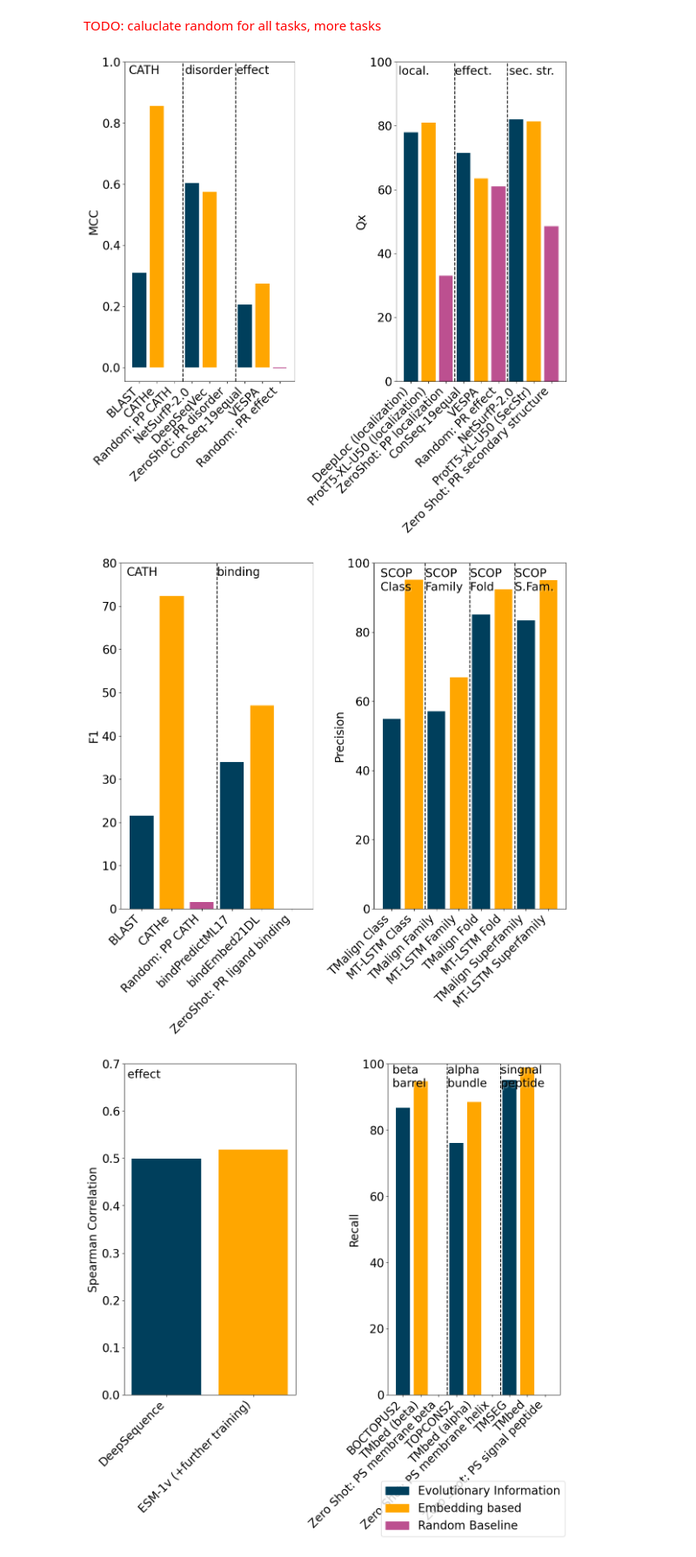
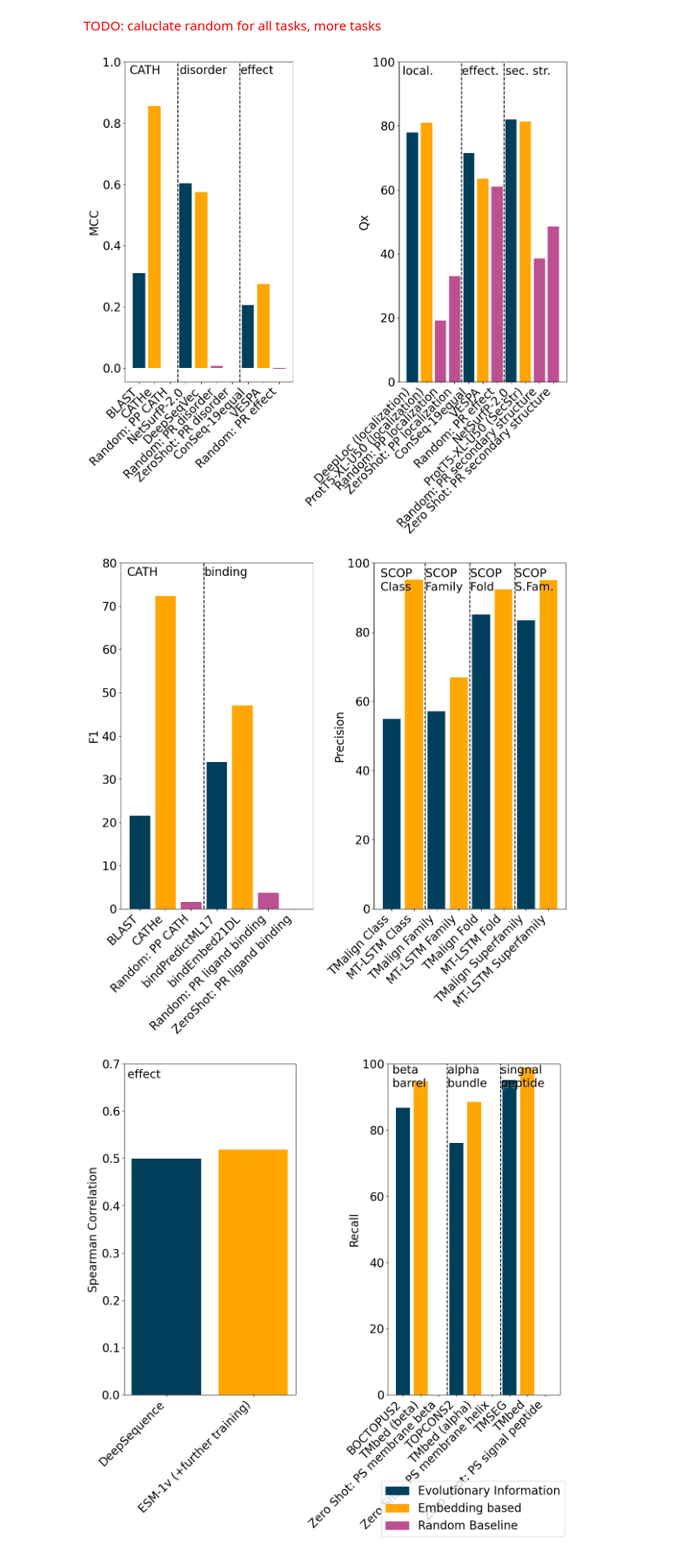
Before and after one commit to erckert/EV-embeddings-figures, a Jupyter notebook: visualizeResults.ipynb, the cells around one changed output. Shown at 87% size. Saved outputs shown, nothing was run; the diff lists cells and outputs as text; code cells hidden in the pictures.

```diff
--- a/visualizeResults.ipynb
+++ b/visualizeResults.ipynb
@@ -54,7 +54,7 @@ df_models
 | 62 | NaN | NaN | NaN | NaN | NaN | PPI | NaN | ... |
 63 rows × 8 columns
 # %%
-df_models_sorted = df_models.sort_values(by=['Prediction type', 'Embedding based'])
+df_models_sorted = df_models.sort_values(by=['Prediction type', 'Embedding based', 'Method'])
 df_models_sorted_no_nan = df_models_sorted.dropna()
 
 grouped_mcc_labels = df_models_sorted_no_nan[df_models_sorted_no_nan['Performance Measure'].str.contains("MCC")]['Method']
@@ -197,34 +198,34 @@ plt.show()
 # %%
 plt.rcParams['font.size'] = '20'
 
 fig1, ((ax1, ax2)) = plt.subplots(1,2, figsize=(12,12))
 ax1.bar(grouped_mcc_labels, [float(entry) for entry in mcc], color=['#003f5c' if entry==0 else ("#ffa600" if entry==1 else '#bc5090') for entry in mcc_is_embedding_based])
 ax1.set_xticklabels(grouped_mcc_labels, rotation=45, ha='right')
 ax1.set_ylabel("MCC")
 ax1.set_ylim(top=1)
 ax1.annotate('CATH',xy=(-0.6, 0.96))
 ax1.annotate('disorder',xy=(2.6, 0.96))
-ax1.annotate('effect', xy=(5.5, 0.96))
+ax1.annotate('effect', xy=(6.5, 0.96))
 ax1.axvline(x=[2.5],  color='black', ls='--')
-ax1.axvline(x=[5.5],  color='black', ls='--')
+ax1.axvline(x=[6.5],  color='black', ls='--')
 
 grouped_qx_labels_as_strings = [str(entry) for entry in grouped_qx_labels]
 qx_bars_as_float = [float(entry) for entry in qx]
 qx_colors = ['#003f5c' if entry==0 else ("#ffa600" if entry==1 else '#bc5090') for entry in qx_is_embedding_based]
 
 ax2.bar(grouped_qx_labels_as_strings, qx_bars_as_float, color=qx_colors)
 ax2.set_xticklabels(grouped_qx_labels, rotation=45, ha='right')
 ax2.set_ylabel("Qx")
 ax2.set_ylim(top=100)
 ax2.annotate('local.',xy=(-0.7, 96), path_effects=[path_effects.withSimplePatchShadow(shadow_rgbFace='white')])
-ax2.annotate('effect.',xy=(2.5, 96), path_effects=[path_effects.withSimplePatchShadow(shadow_rgbFace='white')])
-ax2.annotate('sec. str.',xy=(5.6, 96), path_effects=[path_effects.withSimplePatchShadow(shadow_rgbFace='white')])
-ax2.axvline(x=[2.5],  color='black', ls='--')
-ax2.axvline(x=[5.5],  color='black', ls='--')
+ax2.annotate('effect.',xy=(3.5, 96), path_effects=[path_effects.withSimplePatchShadow(shadow_rgbFace='white')])
+ax2.annotate('sec. str.',xy=(6.6, 96), path_effects=[path_effects.withSimplePatchShadow(shadow_rgbFace='white')])
+ax2.axvline(x=[3.5],  color='black', ls='--')
+ax2.axvline(x=[6.5],  color='black', ls='--')
 
 fig1.tight_layout()
 # %% [output]
-[figure, old version]
+[figure, new version]
 # %%
 fig2, ((ax3, ax4)) = plt.subplots(1,2, figsize=(12,12))
 ax3.bar(grouped_f1_labels, [float(entry) for entry in f1], color=['#003f5c' if entry==0 else ("#ffa600" if entry==1 else '#bc5090') for entry in f1_is_embedding_based])
@@ -249,7 +250,7 @@ ax4.axvline(x=[5.5],  color='black', ls='--')
 
 fig2.tight_layout()
 # %% [output]
-[figure, old version]
+[figure, new version]
 # %%
 fig3, ((ax5, ax6)) = plt.subplots(1,2, figsize=(12,12))
 
```
Also changed, not shown: parts of 1 cell of this notebook, 1 other file.
